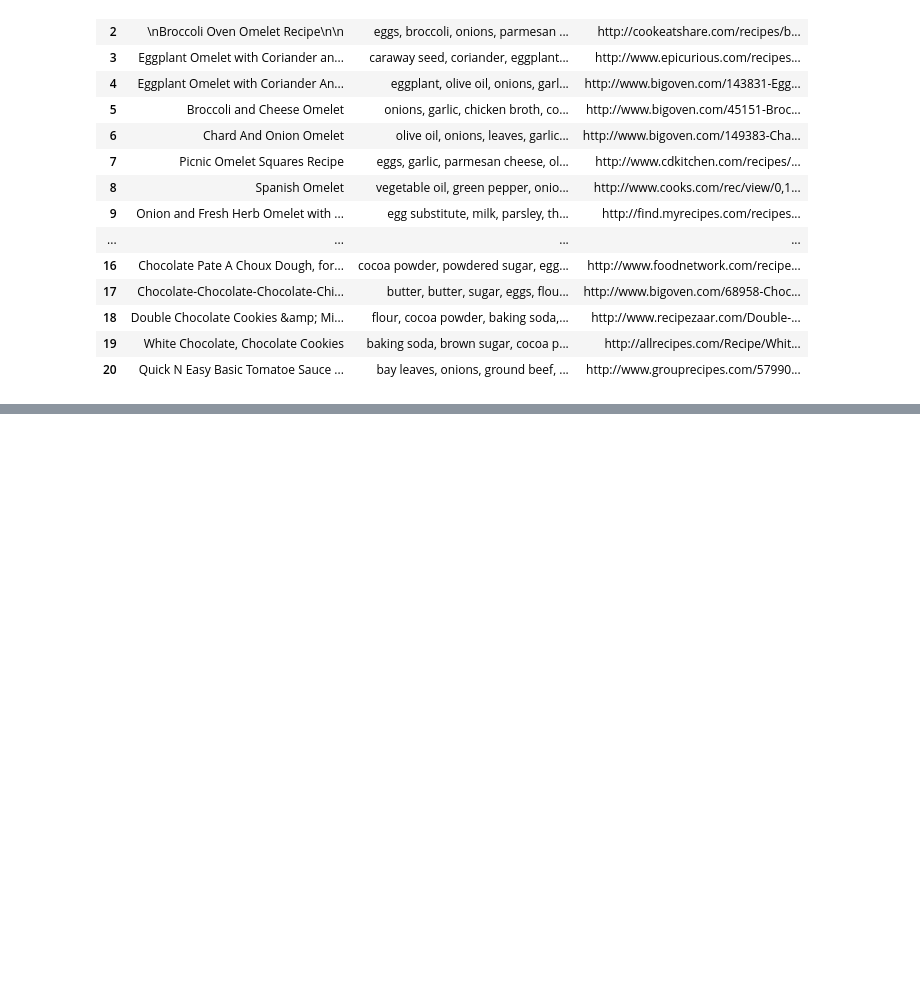
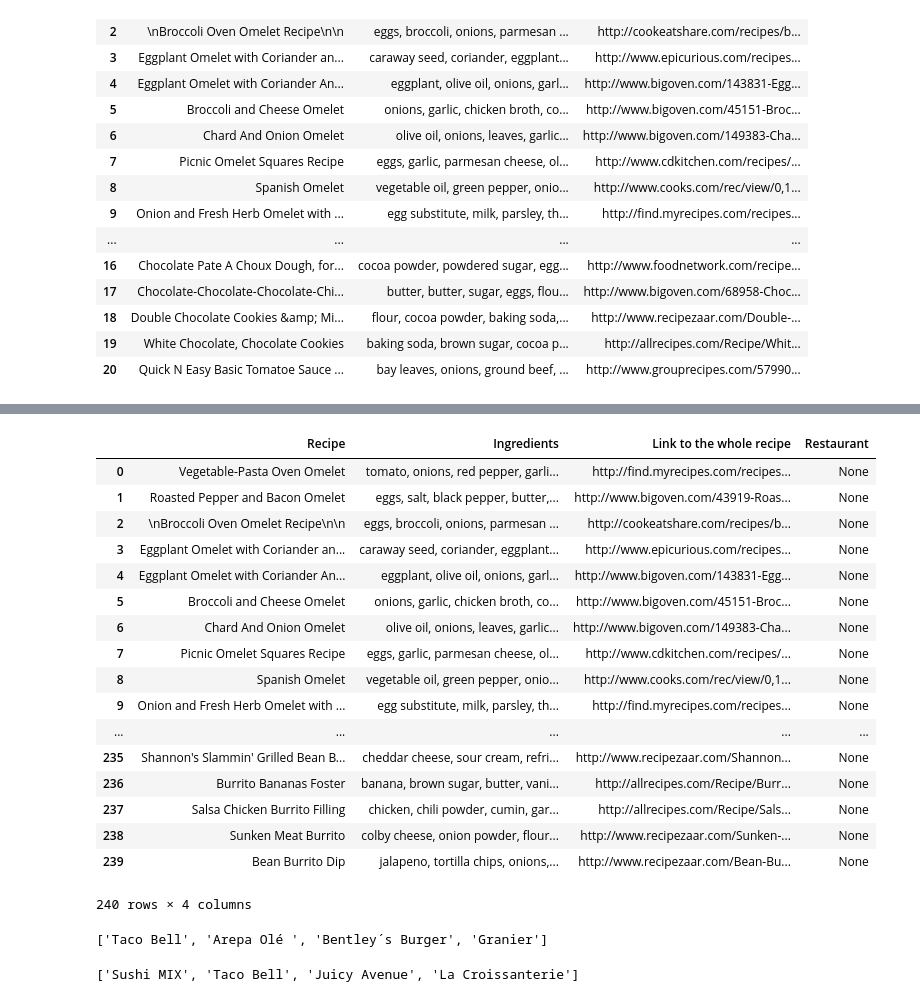
Before and after one commit to LiviaCanet/datamad0119, a Jupyter notebook: module-1/web-project/your-code/apiscraping.ipynb, the cells around one changed output, grey strips where cells are left out. Saved outputs shown, nothing was run; the diff lists cells and outputs as text; code cells hidden in the pictures; blank space fills up the shorter version.

Commit message:
Intentando unir los datos del scraping al dataframe

```diff
--- a/module-1/web-project/your-code/apiscraping.ipynb
+++ b/module-1/web-project/your-code/apiscraping.ipynb
@@ -258,5 +258,5 @@ recipemachine.head(21)
 #Ordenamos la tabla de manera que aparezcan antes las recetas que necesitan más ingredientes, podemos decir que son
 #recetas más complejas en las que probablemente tengamos que ir a la compra.
 
-recipemachine['Ingredients_length'] = recipemachine['Ingredients'].apply(len)
-recipemachine[['Recipe', 'Ingredients', 'Link to the whole recipe', 'Ingredients_length']].sort_values('Ingredients_length', ascending=False)
+#recipemachine['Ingredients_length'] = recipemachine['Ingredients'].apply(len)
+#recipemachine[['Recipe', 'Ingredients', 'Link to the whole recipe', 'Ingredients_length']].sort_values('Ingredients_length', ascending=False)
@@ -318,0 +281,17 @@ restaurantes
+# %%
+#Dejamos la lista limpia, sólo con nombres de restaurantes
+
+for x in restaurantes:
+    if x.startswith('min'):
+        restaurantes.remove(x)
+for x in restaurantes:
+    for y in range (0, 9):
+        if x.startswith(str(y)):
+            restaurantes.remove(x)
+for x in restaurantes:
+    if x.startswith('Come por'):
+        restaurantes.remove(x)
+for x in restaurantes:
+    if x.startswith('⭐ '):
+        restaurantes.remove(x)
+restaurantes
@@ -318,0 +316,58 @@ restaurantes
+# %%
+def conditions(s):
+    match = []
+    count = 0
+    for x in recipemachine['Recipe']:
+        count += 1
+        clave = x.split(' ')
+        for y in clave:
+            if y in restaurantes:
+                match.append(restaurantes[count])
+
+
+recipemachine['Restaurant'] = recipemachine.apply(conditions, axis=1)
+# %%
+recipemachine
+# %% [output]
+|  | Recipe | Ingredients | Link to the whole recipe | Restaurant |
+| 0 | Vegetable-Pasta Oven Omelet | tomato, onions, red pepper, garli... | http://find.myrecipes.com/recipes... | None |
+| 1 | Roasted Pepper and Bacon Omelet | eggs, salt, black pepper, butter,... | http://www.bigoven.com/43919-Roas... | None |
+| 2 | \nBroccoli Oven Omelet Recipe\n\n | eggs, broccoli, onions, parmesan ... | http://cookeatshare.com/recipes/b... | None |
+| 3 | Eggplant Omelet with Coriander an... | caraway seed, coriander, eggplant... | http://www.epicurious.com/recipes... | None |
+| 4 | Eggplant Omelet with Coriander An... | eggplant, olive oil, onions, garl... | http://www.bigoven.com/143831-Egg... | None |
+| 5 | Broccoli and Cheese Omelet | onions, garlic, chicken broth, co... | http://www.bigoven.com/45151-Broc... | None |
+| 6 | Chard And Onion Omelet | olive oil, onions, leaves, garlic... | http://www.bigoven.com/149383-Cha... | None |
+| 7 | Picnic Omelet Squares Recipe | eggs, garlic, parmesan cheese, ol... | http://www.cdkitchen.com/recipes/... | None |
+| 8 | Spanish Omelet | vegetable oil, green pepper, onio... | http://www.cooks.com/rec/view/0,1... | None |
+| 9 | Onion and Fresh Herb Omelet with ... | egg substitute, milk, parsley, th... | http://find.myrecipes.com/recipes... | None |
+| ... | ... | ... | ... | ... |
+| 235 | Shannon's Slammin' Grilled Bean B... | cheddar cheese, sour cream, refri... | http://www.recipezaar.com/Shannon... | None |
+| 236 | Burrito Bananas Foster | banana, brown sugar, butter, vani... | http://allrecipes.com/Recipe/Burr... | None |
+| 237 | Salsa Chicken Burrito Filling | chicken, chili powder, cumin, gar... | http://allrecipes.com/Recipe/Sals... | None |
+| 238 | Sunken Meat Burrito | colby cheese, onion powder, flour... | http://www.recipezaar.com/Sunken-... | None |
+| 239 | Bean Burrito Dip | jalapeno, tortilla chips, onions,... | http://www.recipezaar.com/Bean-Bu... | None |
+240 rows × 4 columns
+# %%
+match = []
+count = 0
+for x in recipemachine['Recipe']:
+    clave = x.split(' ')
+    for y in clave:
+        count += 1
+        if y in restaurantes:
+            match.append(restaurantes[count])
+match
+# %% [output]
+['Taco Bell', 'Arepa Olé ', 'Bentley´s Burger', 'Granier']
+# %%
+match = []
+count = 0
+for x in recipemachine['Recipe']:
+    count += 1
+    clave = x.split(' ')
+    for y in clave:
+        if y in restaurantes:
+            match.append(restaurantes[count])
+match
+# %% [output]
+['Sushi MIX', 'Taco Bell', 'Juicy Avenue', 'La Croissanterie']
```
Also changed, not shown: parts of 3 cells of this notebook.
